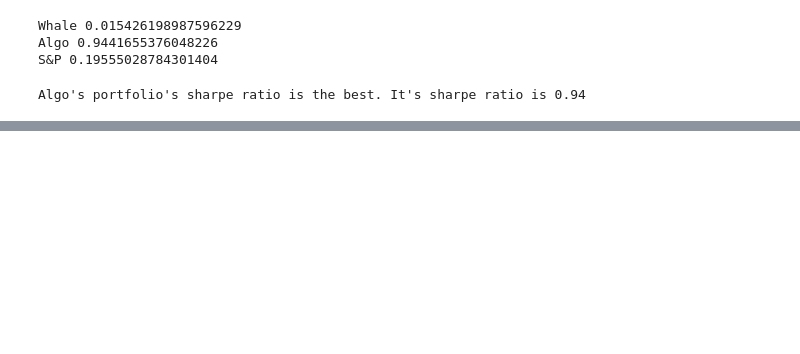
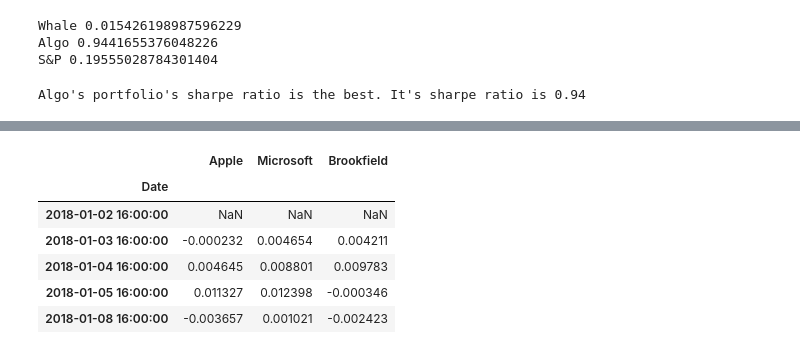
Before and after one commit to keitoronto/Module_4_Challenge, a Jupyter notebook: main.ipynb, the cells around one changed output, grey strips where cells are left out. Saved outputs shown, nothing was run; the diff lists cells and outputs as text; code cells hidden in the pictures; blank space fills up the shorter version.

```diff
--- a/main.ipynb
+++ b/main.ipynb
@@ -576,0 +647,12 @@ Algo's portfolio's sharpe ratio is the best. It's sharpe ratio is 0.94
+# %%
+# Calculate Daily Returns
+my_all_returns = my_daily_return.pct_change()
+my_all_returns.head()
+# %% [output]
+|  | Apple | Microsoft | Brookfield |
+| Date |  |  |  |
+| 2018-01-02 16:00:00 | NaN | NaN | NaN |
+| 2018-01-03 16:00:00 | -0.000232 | 0.004654 | 0.004211 |
+| 2018-01-04 16:00:00 | 0.004645 | 0.008801 | 0.009783 |
+| 2018-01-05 16:00:00 | 0.011327 | 0.012398 | -0.000346 |
+| 2018-01-08 16:00:00 | -0.003657 | 0.001021 | -0.002423 |
```
Also changed, not shown: parts of 14 cells of this notebook, 3 other files.
